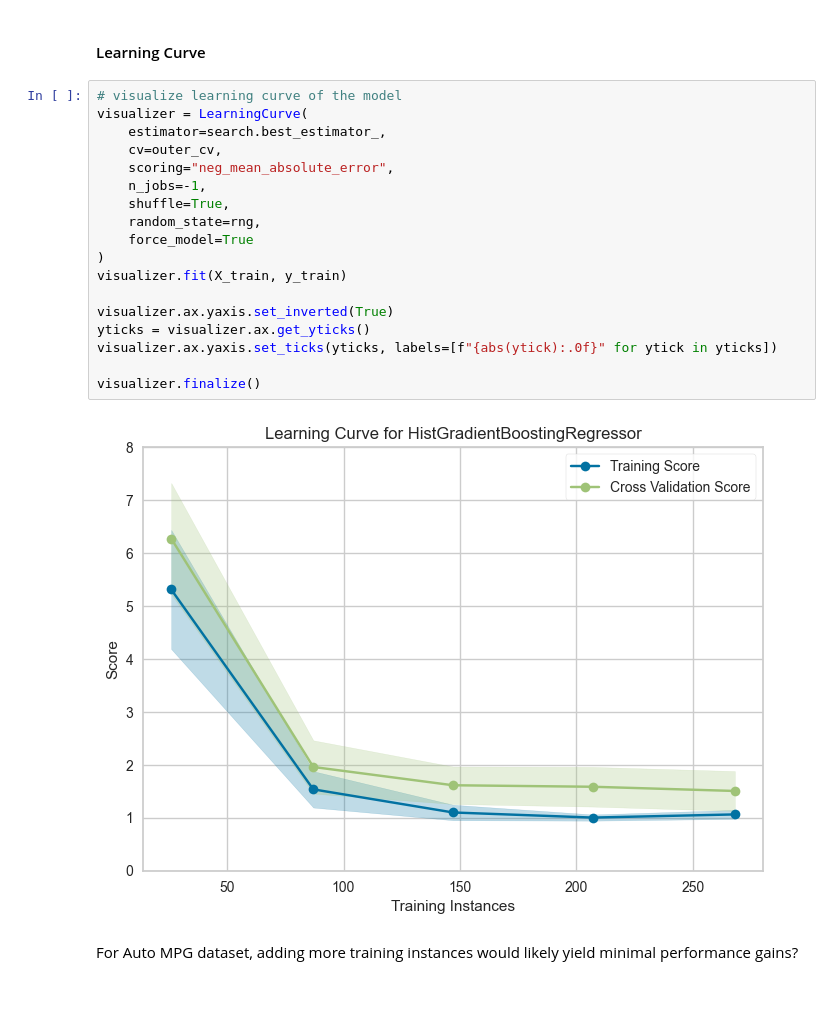
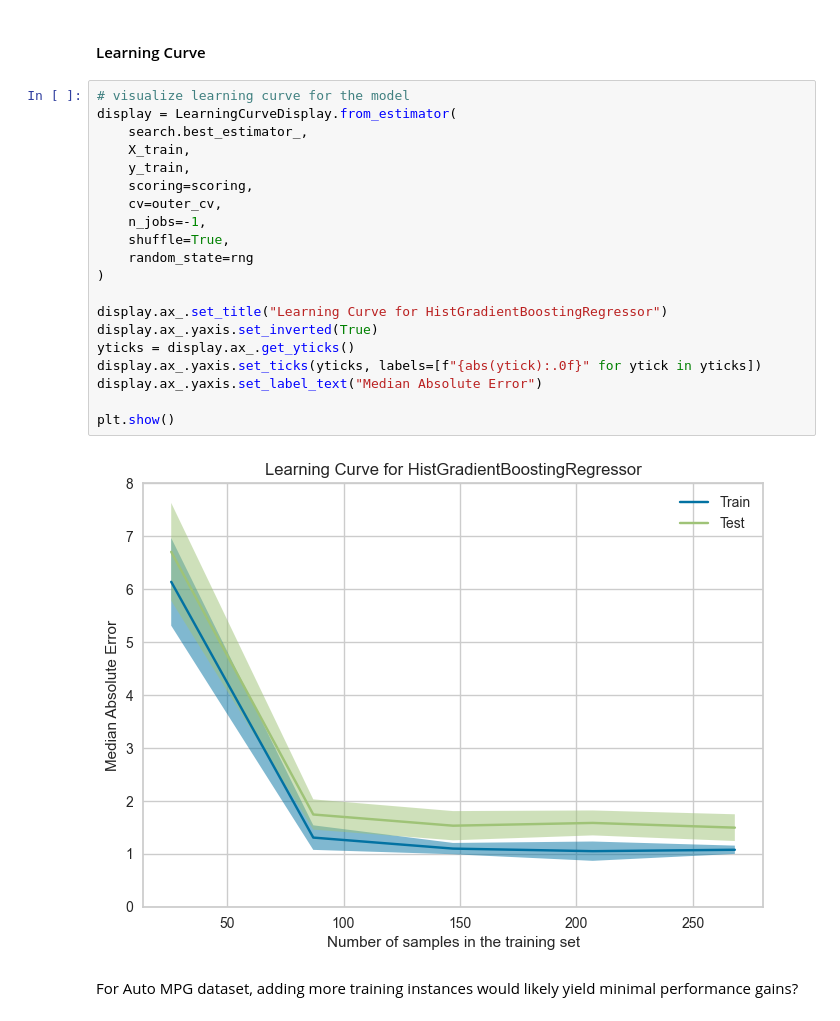
Before and after one commit to garudapaksi-yusuf/Auto_MPG_Prediction, a Jupyter notebook: notebook/notebook.ipynb, the cells around one changed output. Drawn from its saved outputs; the diff is of its cells as text.

```diff
--- a/notebook/notebook.ipynb
+++ b/notebook/notebook.ipynb
@@ -1035,25 +1054,27 @@ You evaluate using median_absolute_error, which is especially non-smooth: the me
 # %% [markdown]
 #### Learning Curve
-# %%
-# visualize learning curve of the model
-visualizer = LearningCurve(
-    estimator=search.best_estimator_,
-    cv=outer_cv,
-    scoring="neg_mean_absolute_error",
-    n_jobs=-1,
-    shuffle=True,
-    random_state=rng,
-    force_model=True
-)
-visualizer.fit(X_train, y_train)
-
-visualizer.ax.yaxis.set_inverted(True)
-yticks = visualizer.ax.get_yticks()
-visualizer.ax.yaxis.set_ticks(yticks, labels=[f"{abs(ytick):.0f}" for ytick in yticks])
-
-visualizer.finalize()
-# %% [output]
-[figure, removed]
+# %%
+# visualize learning curve for the model
+display = LearningCurveDisplay.from_estimator(
+    search.best_estimator_,
+    X_train,
+    y_train,
+    scoring=scoring,
+    cv=outer_cv,
+    n_jobs=-1,
+    shuffle=True,
+    random_state=rng
+)
+
+display.ax_.set_title("Learning Curve for HistGradientBoostingRegressor")
+display.ax_.yaxis.set_inverted(True)
+yticks = display.ax_.get_yticks()
+display.ax_.yaxis.set_ticks(yticks, labels=[f"{abs(ytick):.0f}" for ytick in yticks])
+display.ax_.yaxis.set_label_text("Median Absolute Error")
+
+plt.show()
+# %% [output]
+[figure, added]
 # %% [markdown]
 For Auto MPG dataset, adding more training instances would likely yield minimal performance gains?
 # %% [markdown]
```
Also changed, not shown: parts of 10 cells of this notebook.
